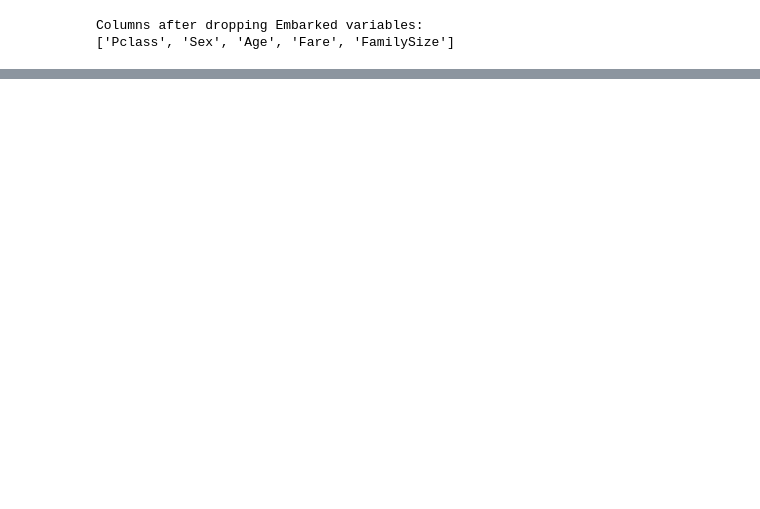
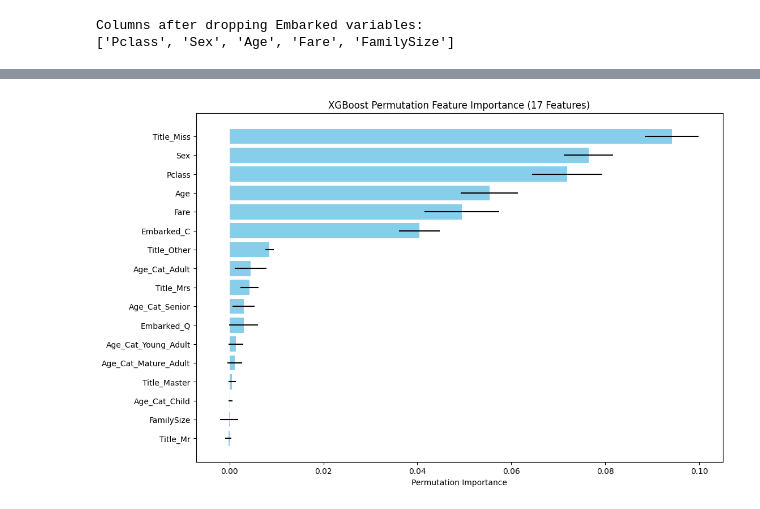
Before and after one commit to RCC0149/ANA500, a Jupyter notebook: ANA_500_Titanic_Micro-Project.ipynb, the cells around one changed output, grey strips where cells are left out. Cells and saved outputs as stored; diff of their text form; code cells hidden in the pictures; blank space fills up the shorter version.

```diff
--- a/ANA_500_Titanic_Micro-Project.ipynb
+++ b/ANA_500_Titanic_Micro-Project.ipynb
@@ -3350,0 +3631,13 @@ Classification Report (without Embarked):
+# %%
+from sklearn.model_selection import GridSearchCV
+
+param_grid = {
+    'n_estimators': [135],
+    'max_depth': [8],
+    'min_samples_split': [4]
+}
+grid_search = GridSearchCV(RandomForestClassifier(random_state=42, class_weight=class_weights),
+                           param_grid, cv=5, scoring='f1')
+grid_search.fit(X_train_rf, y_train)
+print("\nBest parameters:", grid_search.best_params_)
+print("Best F1-score:", grid_search.best_score_)
@@ -3350,0 +3977,6 @@ Classification Report (without Embarked):
+# %%
+# Linear SVM model features from L1 Regularization (Lasso) reduction.
+final_features = ['Pclass', 'Sex', 'Age', 'Fare', 'FamilySize', 'Embarked_C',
+                  'Title_Master', 'Title_Mr', 'Title_Mrs', 'Age_Cat_Adult']
+X_train_final = X_train_clean[final_features]
+# X_test_final = X_test_clean[final_features]
@@ -3350,0 +4270,62 @@ Classification Report (without Embarked):
+# %%
+# Define the 17 features
+reduced_features = ['Pclass', 'Sex', 'Age', 'Fare', 'Embarked_C', 'Embarked_Q',
+                   'FamilySize', 'Title_Mr', 'Title_Mrs', 'Title_Miss', 'Title_Master', 'Title_Other',
+                   'Age_Cat_Adult', 'Age_Cat_Young_Adult', 'Age_Cat_Mature_Adult', 'Age_Cat_Child', 'Age_Cat_Senior']
+
+# Initialize XGBoost with optimized parameters
+xgb = XGBClassifier(
+    random_state=42,
+    eval_metric='logloss',
+    max_depth=4,
+    learning_rate=0.2,
+    n_estimators=50,
+    min_child_weight=3,
+    reg_alpha=0.01,
+    reg_lambda=0,
+    gamma=0.1,
+    subsample=0.8,
+    colsample_bytree=0.8
+)
+
+# Fit with sample weights
+sample_weights = np.array([1.0 if y == 0 else 1.6 for y in y_train])  # Custom weights
+xgb.fit(X_train_reduced, y_train, sample_weight=sample_weights)
+
+# After fitting gb.fit(X_train_reduced, y_train, sample_weight=sample_weights) in the Gradient Boosting code
+perm_importance_xgb = permutation_importance(xgb, X_train_reduced, y_train, n_repeats=10, random_state=42, n_jobs=-1)
+perm_importance_df_xgb = pd.DataFrame({
+    'Feature': reduced_features,
+    'Importance': perm_importance_xgb.importances_mean,
+    'Std': perm_importance_xgb.importances_std
+}).sort_values(by='Importance', ascending=False)
+print("\nXGBoost Permutation Feature Importance (17 features):")
+print(perm_importance_df_xgb)
+plt.figure(figsize=(12, 8))
+plt.barh(perm_importance_df_xgb['Feature'], perm_importance_df_xgb['Importance'], xerr=perm_importance_df_xgb['Std'], color='skyblue')
+plt.xlabel('Permutation Importance')
+plt.title('XGBoost Permutation Feature Importance (17 Features)')
+plt.gca().invert_yaxis()
+plt.show()
+
+# Extract feature importances
+xgb_importances = pd.DataFrame({
+    'Feature': reduced_features,
+    'Importance': xgb.feature_importances_
+}).sort_values(by='Importance', ascending=False)
+
+print("\nXGBoost Feature Importances (17 features):")
+print(xgb_importances)
+
+# Select top unique features (15 yielded best results)
+top_xgb_features = xgb_importances.nlargest(15, 'Importance')['Feature'].unique().tolist()
+print(f"\nTop 15 XGBoost features: {top_xgb_features}")
+
+# Create reduced dataset using iloc for DataFrame
+top_xgb_indices = [reduced_features.index(f) for f in top_xgb_features]
+X_train_xgb_reduced = X_train_reduced.iloc[:, top_xgb_indices].to_numpy()  # Use iloc and convert to NumPy
+# X_test_xgb_reduced = X_test_reduced.iloc[:, top_xgb_indices].to_numpy()    # Use iloc and convert to NumPy
+
+print(f"X_train_xgb_reduced shape: {X_train_xgb_reduced.shape}")
+# print(f"X_test_xgb_reduced shape: {X_test_xgb_reduced.shape}")
+# %% [output]
@@ -3350,0 +4351 @@ Classification Report (without Embarked):
+[figure, added]
```
Also changed, not shown: parts of 128 cells of this notebook, 3 other files.
